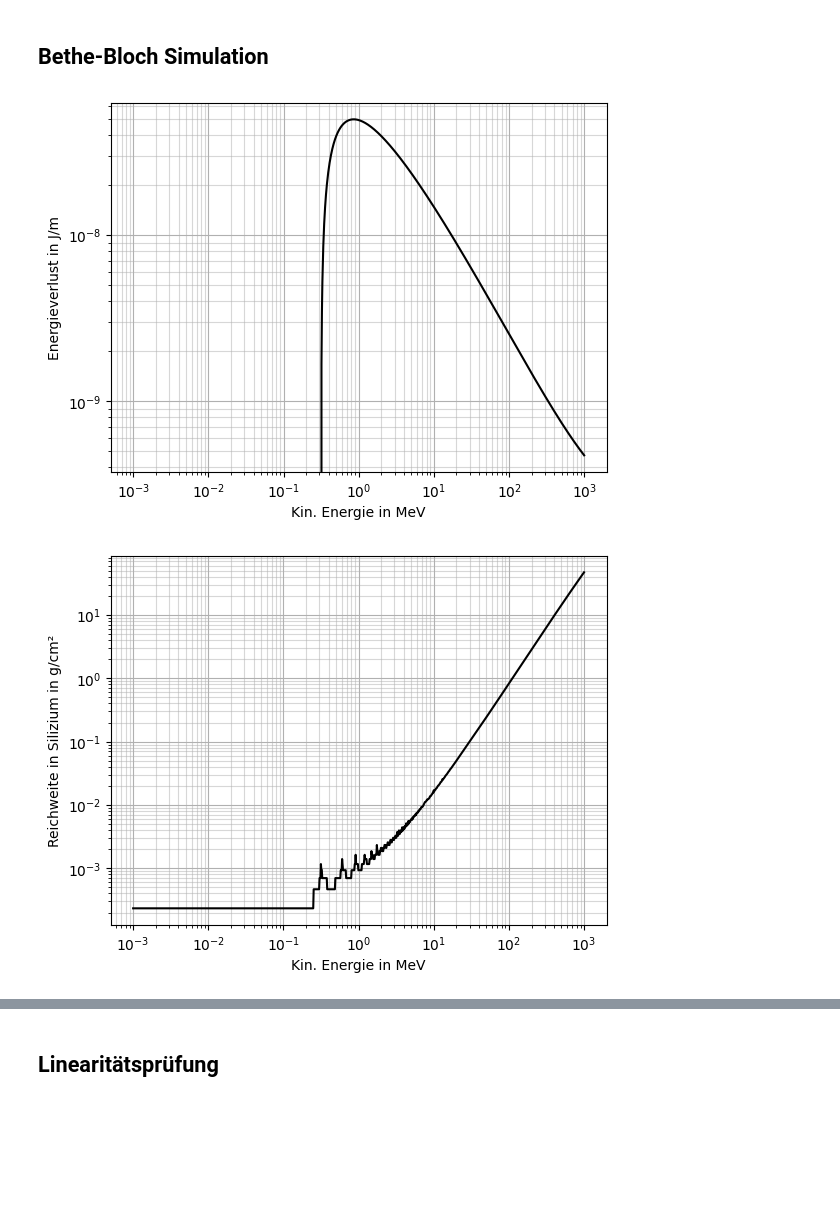
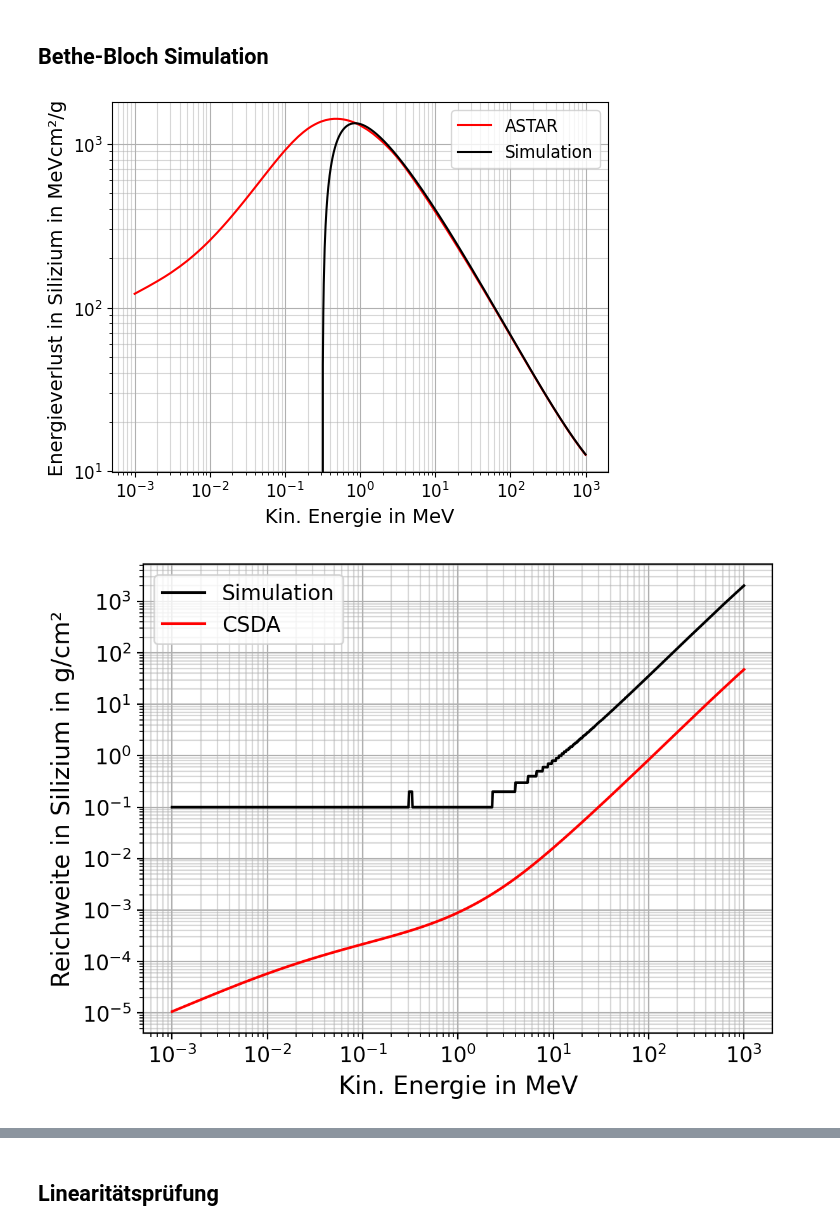
Before and after one commit to NicolasRohrbeck/fprak, a Jupyter notebook: scripts/halbleiter.ipynb, the cells around one changed output, grey strips where cells are left out. Saved outputs shown, nothing was run; the diff lists cells and outputs as text; code cells hidden in the pictures; blank space fills up the shorter version.

```diff
--- a/scripts/halbleiter.ipynb
+++ b/scripts/halbleiter.ipynb
@@ -43,7 +43,7 @@ def Bethe(target: Material, E: float, z=2, E0=3728e6):
     b = (con.e**2/(4*np.pi*con.epsilon_0))**2
     #c = np.log((2 * con.m_e * con.c**2 * B2) / (I * (1 - B2))) - B2 # Henrik
     c = np.log((2*con.m_e*con.c**2*B2)/(I*(1-B2))) - B2
-    return a * b * c #* 6.241509074460763e+18 * 1e-6 * 1e-2
+    return a * b * c
 
 def Bethe_old(target: Material, E:float, z=2, E0=3728e6):
     """
@@ -71,46 +71,56 @@ def Reichweite(target: Material, E: float, dx=1e-6, Elim=1.0):
         lost = Bethe(target, E) / con.e * dx # Energieverlust in eV
         E -= abs(lost)
         l += dx
-    return l *100 * target.rho
+    return l
 # %%
+# Silizium
 E = np.logspace(3, 9, 1000, endpoint=True)
 
 vBethe = np.vectorize(Bethe)
 vReich = np.vectorize(Reichweite)
 
-dEdx = Bethe(Si, E)
+dEdx = Bethe(Si, E) / con.e /1e6 / 1e2 / Si.rho
 rw = []
 for i in E:
-    rw.append(Reichweite(Si, i, dx=1e-6))
+    rw.append(Reichweite(Si, i, dx=1e-5)*1e2/Si.rho)
 rw = np.array(rw)
 # %%
+# Silizium
+
+Energy, bethe, csda = np.loadtxt(r'../Messdaten/19012026_Halbleiter/astar_si.txt', skiprows=8, unpack=True)
+
 import matplotlib.pyplot as plt
 
-plt.plot(E/1e6, dEdx, '-k')
+plt.plot(Energy, bethe, '-r', label='ASTAR')
+plt.plot(E/1e6, dEdx, '-k', label="Simulation")
 plt.xscale('log')
 plt.yscale('log')
-plt.ylabel('Energieverlust in J/m')
-plt.xlabel('Kin. Energie in MeV')
+plt.ylabel('Energieverlust in Silizium in MeVcm²/g', fontsize=14)
+plt.xlabel('Kin. Energie in MeV', fontsize=14)
+plt.tick_params(labelsize=12)
 plt.minorticks_on()
 plt.grid(which='major')
 plt.grid(which='minor', alpha=0.5)
+plt.legend(fontsize=12)
 
-fig, ax = plt.subplots()
-ax.plot(E/1e6, rw, '-k')
+fig, ax = plt.subplots(dpi=200)
+ax.plot(E/1e6, rw, '-k', label="Simulation")
+ax.plot(Energy, csda, '-r', label='CSDA')
 
 
 ax.set_xscale('log')
 ax.set_yscale('log')
 
-ax.set_xlabel('Kin. Energie in MeV')
-ax.set_ylabel('Reichweite in Silizium in g/cm²')
+ax.set_xlabel('Kin. Energie in MeV', fontsize=14)
+ax.set_ylabel('Reichweite in Silizium in g/cm²', fontsize=14)
+ax.tick_params(labelsize=12)
 
 ax.minorticks_on()
 ax.grid(which='major')
 ax.grid(which='minor', alpha=0.5)
-
+ax.legend(fontsize=12)
 
 plt.show()
 # %% [output]
-[figure, old version]
+[figure, new version]
-[figure, old version]
+[figure, new version]
```
Also changed, not shown: parts of 7 cells of this notebook.
